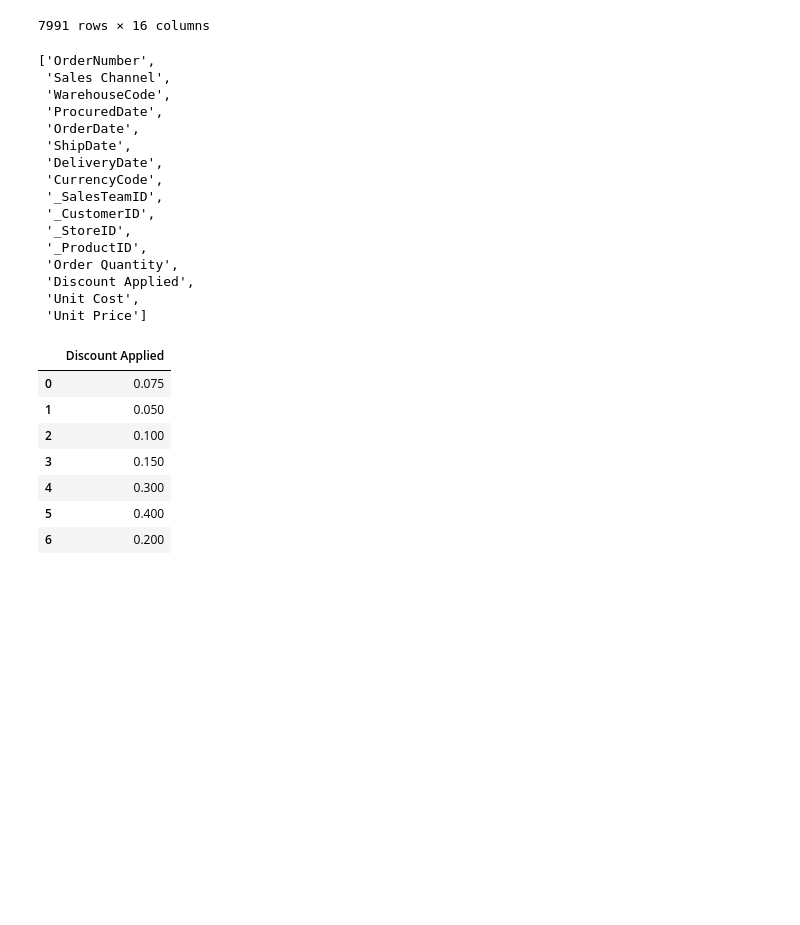
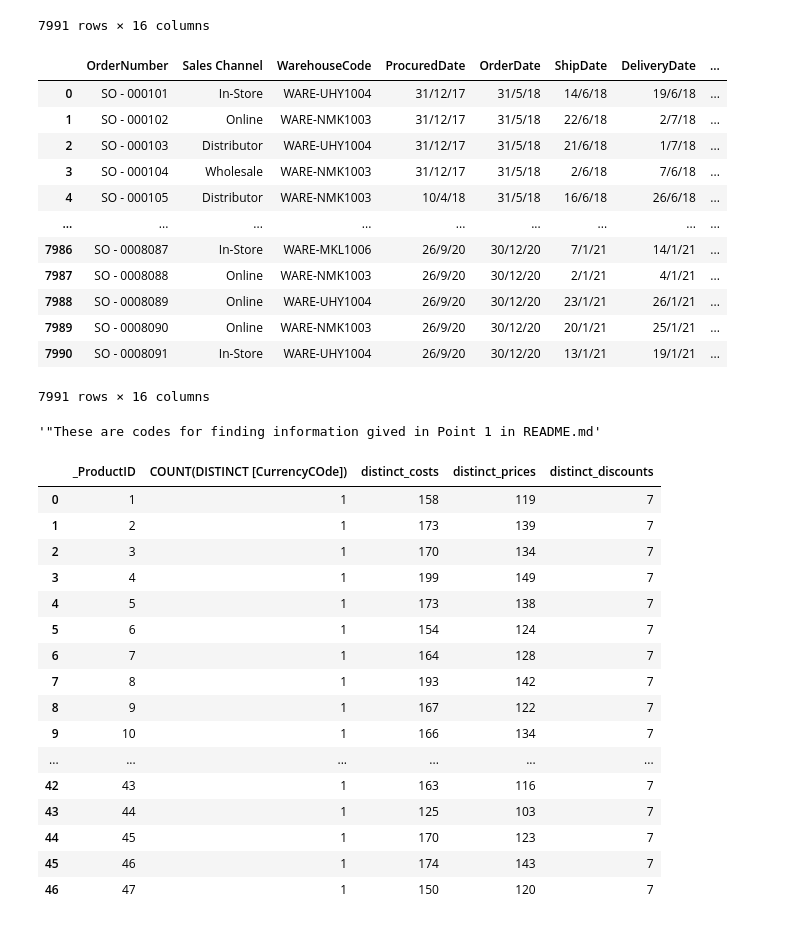
Before and after one commit to sssuleymanov/US_regional_sales, a Jupyter notebook: main.ipynb, the cells around one changed output. Cells and saved outputs as stored; diff of their text form; code cells hidden in the pictures; blank space fills up the shorter version.

```diff
--- a/main.ipynb
+++ b/main.ipynb
@@ -29,32 +31,53 @@ df
 7991 rows × 16 columns
 # %%
 df.columns.to_list()
+df
 # %% [output]
+|  | OrderNumber | Sales Channel | WarehouseCode | ProcuredDate | OrderDate | ShipDate | DeliveryDate | ... |
+| 0 | SO - 000101 | In-Store | WARE-UHY1004 | 31/12/17 | 31/5/18 | 14/6/18 | 19/6/18 | ... |
+| 1 | SO - 000102 | Online | WARE-NMK1003 | 31/12/17 | 31/5/18 | 22/6/18 | 2/7/18 | ... |
+| 2 | SO - 000103 | Distributor | WARE-UHY1004 | 31/12/17 | 31/5/18 | 21/6/18 | 1/7/18 | ... |
+| 3 | SO - 000104 | Wholesale | WARE-NMK1003 | 31/12/17 | 31/5/18 | 2/6/18 | 7/6/18 | ... |
+| 4 | SO - 000105 | Distributor | WARE-NMK1003 | 10/4/18 | 31/5/18 | 16/6/18 | 26/6/18 | ... |
+| ... | ... | ... | ... | ... | ... | ... | ... | ... |
+| 7986 | SO - 0008087 | In-Store | WARE-MKL1006 | 26/9/20 | 30/12/20 | 7/1/21 | 14/1/21 | ... |
+| 7987 | SO - 0008088 | Online | WARE-NMK1003 | 26/9/20 | 30/12/20 | 2/1/21 | 4/1/21 | ... |
+| 7988 | SO - 0008089 | Online | WARE-UHY1004 | 26/9/20 | 30/12/20 | 23/1/21 | 26/1/21 | ... |
+| 7989 | SO - 0008090 | Online | WARE-NMK1003 | 26/9/20 | 30/12/20 | 20/1/21 | 25/1/21 | ... |
+| 7990 | SO - 0008091 | In-Store | WARE-UHY1004 | 26/9/20 | 30/12/20 | 13/1/21 | 19/1/21 | ... |
-['OrderNumber',
- 'Sales Channel',
- 'WarehouseCode',
- 'ProcuredDate',
- 'OrderDate',
- 'ShipDate',
- 'DeliveryDate',
- 'CurrencyCode',
- '_SalesTeamID',
- '_CustomerID',
- '_StoreID',
- '_ProductID',
- 'Order Quantity',
- 'Discount Applied',
- 'Unit Cost',
- 'Unit Price']
+7991 rows × 16 columns
 # %%
-df_sql=pd.read_sql_query('select distinct("Discount applied") from US_regional_sales ',conn)
-df_sql
+""""These are codes for finding information gived in Point 1 in README.md"""
+
+# df_sql=pd.read_sql_query('select count(distinct("WarehouseCode")) from US_regional_sales   ',conn)
+# df_sql=pd.read_sql_query('select count(distinct("_ProductID")) from US_regional_sales   ',conn)
+# df_sql=pd.read_sql_query('select distinct("Sales Channel") from US_regional_sales   ',conn)
+# df_sql=pd.read_sql_query('select count(distinct("_SalesTeamID")) from US_regional_sales   ',conn)
+# df_sql=pd.read_sql_query('select distinct("Discount applied") from US_regional_sales   ',conn)
+# df_sql
 # %% [output]
-|  | Discount Applied |
-| 0 | 0.075 |
-| 1 | 0.050 |
-| 2 | 0.100 |
-| 3 | 0.150 |
-| 4 | 0.300 |
-| 5 | 0.400 |
-| 6 | 0.200 |
+'"These are codes for finding information gived in Point 1 in README.md'
+# %%
+# Just anlayze is the data set just for education
+new_query=pd.read_sql_query("SELECT _ProductID, COUNT(DISTINCT [CurrencyCOde]),COUNT(DISTINCT [Unit Cost]) AS distinct_costs, COUNT(DISTINCT [Unit Price]) AS distinct_prices, COUNT(DISTINCT [Discount Applied]) AS distinct_discounts FROM Us_regional_sales GROUP BY _ProductID; ",conn)
+new_query
+
+# as result it's for education and doesn't have real values
+# %% [output]
+|  | _ProductID | COUNT(DISTINCT [CurrencyCOde]) | distinct_costs | distinct_prices | distinct_discounts |
+| 0 | 1 | 1 | 158 | 119 | 7 |
+| 1 | 2 | 1 | 173 | 139 | 7 |
+| 2 | 3 | 1 | 170 | 134 | 7 |
+| 3 | 4 | 1 | 199 | 149 | 7 |
+| 4 | 5 | 1 | 173 | 138 | 7 |
+| 5 | 6 | 1 | 154 | 124 | 7 |
+| 6 | 7 | 1 | 164 | 128 | 7 |
+| 7 | 8 | 1 | 193 | 142 | 7 |
+| 8 | 9 | 1 | 167 | 122 | 7 |
+| 9 | 10 | 1 | 166 | 134 | 7 |
+| ... | ... | ... | ... | ... | ... |
+| 42 | 43 | 1 | 163 | 116 | 7 |
+| 43 | 44 | 1 | 125 | 103 | 7 |
+| 44 | 45 | 1 | 170 | 123 | 7 |
+| 45 | 46 | 1 | 174 | 143 | 7 |
+| 46 | 47 | 1 | 150 | 120 | 7 |
```
Also changed, not shown: parts of 5 cells of this notebook, 2 other files.
